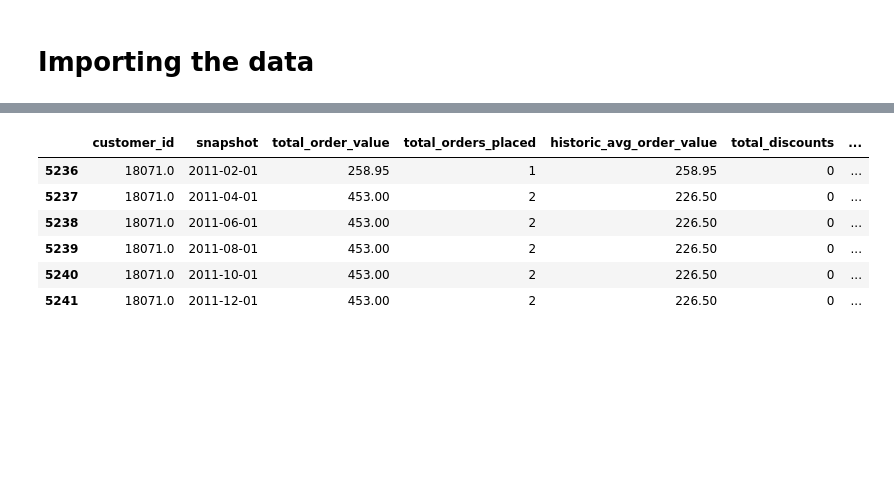
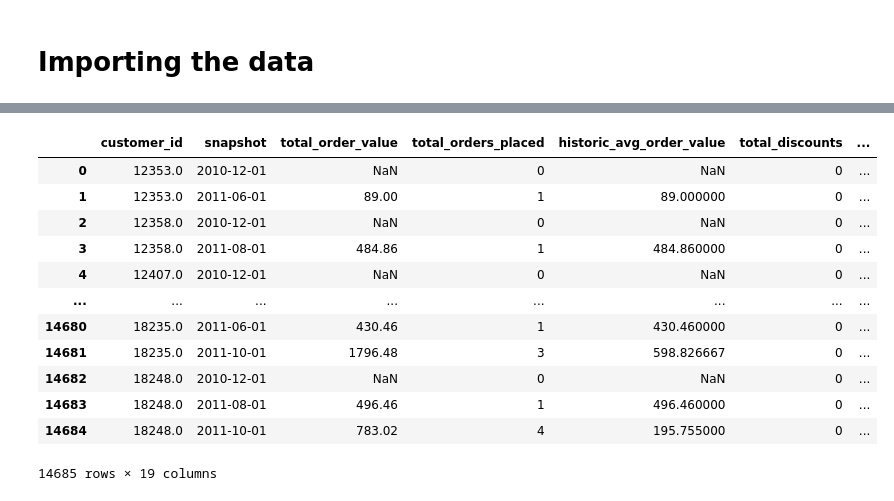
Before and after one commit to Joebrook-123/Online-Retail-Customer-Churn, a Jupyter notebook: Data EDA.ipynb, the cells around one changed output, grey strips where cells are left out. Saved outputs shown, nothing was run; the diff lists cells and outputs as text; code cells hidden in the pictures; blank space fills up the shorter version.

```diff
--- a/Data EDA.ipynb
+++ b/Data EDA.ipynb
@@ -202,7 +198,7 @@ customer_snapshots AS (
         snapshots s
     CROSS JOIN
         (SELECT DISTINCT customer_id FROM online_retail) c
-)
+),
 
 cleaned_transactions AS (
     SELECT
@@ -224,7 +220,7 @@ cleaned_transactions AS (
 snapshot_behaviour AS (
     SELECT
         s.snapshot,
-        c.customer_id,
+        s.customer_id,
         SUM(c.order_value)                                                      AS snapshot_order_value,
         COUNT(DISTINCT c.invoice_number)                                        AS snapshot_orders_placed,
         SUM(c.order_value) / COUNT(DISTINCT c.invoice_number)                   AS snapshot_avg_order_value,
@@ -242,13 +238,13 @@ snapshot_behaviour AS (
         AND c.invoice_date < DATE_ADD(s.snapshot, INTERVAL 2 MONTH) -- Looking at only the current snapshot
     GROUP BY
         s.snapshot,
-        c.customer_id
+        s.customer_id
 ),
 
 customer_history AS (
     SELECT
         s.snapshot,
-        c.customer_id,
+        s.customer_id,
         SUM(c.order_value)                                                      AS total_order_value,
         COUNT(DISTINCT c.invoice_number)                                        AS total_orders_placed,
         SUM(c.order_value) / COUNT(DISTINCT c.invoice_number)                   AS historic_avg_order_value,
@@ -265,54 +261,63 @@ customer_history AS (
         AND c.invoice_date < s.snapshot -- Looking at behaviour in all previous snapshots
     GROUP BY
         s.snapshot,
-        c.customer_id
+        s.customer_id
 )
 
 SELECT
     COALESCE(a.customer_id, b.customer_id) AS customer_id,
     COALESCE(a.snapshot, b.snapshot) AS snapshot,
 
     a.total_order_value,
     a.total_orders_placed,
     a.historic_avg_order_value,
     a.total_discounts,
     a.total_orders_returned,
     a.unique_products_ordered,
     a.total_discount_value,
     a.total_returns_value,
 
     b.snapshot_order_value,
     b.snapshot_orders_placed,
     b.snapshot_avg_order_value,
     b.snapshot_total_discounts,
     b.snapshot_orders_returned,
     b.snapshot_unique_products_ordered,
     b.snapshot_discount_value,
     b.snapshot_returns_value,
 
-    CASE
-        -- If the total_orders_placed in the NEXT snapshot is greater than current total_orders_placed -> Active (0)
-        WHEN LEAD(a.total_orders_placed, 1) OVER (
-            PARTITION BY COALESCE(a.customer_id, b.customer_id)
-            ORDER BY COALESCE(a.snapshot, b.snapshot)
-        ) > a.total_orders_placed
-        THEN 0
-        ELSE 1
-    END AS customer_churned
+-- Churn Flag: 1 if the NEXT snapshot period has ZERO or NULL orders
+CASE
+    WHEN COALESCE(LEAD(snapshot_orders_placed, 1) OVER (
+        PARTITION BY customer_id
+        ORDER BY snapshot
+    ), 0) = 0 THEN 1
+    ELSE 0
+END AS customer_churned
 FROM
     customer_history a
 LEFT JOIN
     snapshot_behaviour b USING(snapshot, customer_id)
+
+QUALIFY LAG(snapshot_orders_placed, 1, 1) OVER (
+    PARTITION BY customer_id
+    ORDER BY snapshot
+) > 0
 '''
 ).df()
+
+df
+# %% [output]
+|  | customer_id | snapshot | total_order_value | total_orders_placed | historic_avg_order_value | total_discounts | ... |
+| 0 | 12353.0 | 2010-12-01 | NaN | 0 | NaN | 0 | ... |
+| 1 | 12353.0 | 2011-06-01 | 89.00 | 1 | 89.000000 | 0 | ... |
+| 2 | 12358.0 | 2010-12-01 | NaN | 0 | NaN | 0 | ... |
+| 3 | 12358.0 | 2011-08-01 | 484.86 | 1 | 484.860000 | 0 | ... |
+| 4 | 12407.0 | 2010-12-01 | NaN | 0 | NaN | 0 | ... |
+| ... | ... | ... | ... | ... | ... | ... | ... |
+| 14680 | 18235.0 | 2011-06-01 | 430.46 | 1 | 430.460000 | 0 | ... |
+| 14681 | 18235.0 | 2011-10-01 | 1796.48 | 3 | 598.826667 | 0 | ... |
+| 14682 | 18248.0 | 2010-12-01 | NaN | 0 | NaN | 0 | ... |
+| 14683 | 18248.0 | 2011-08-01 | 496.46 | 1 | 496.460000 | 0 | ... |
+| 14684 | 18248.0 | 2011-10-01 | 783.02 | 4 | 195.755000 | 0 | ... |
+14685 rows × 19 columns
-# %%
-df = df[df['customer_id'] == '18071.0']
-df
-# %% [output]
-|  | customer_id | snapshot | total_order_value | total_orders_placed | historic_avg_order_value | total_discounts | ... |
-| 5236 | 18071.0 | 2011-02-01 | 258.95 | 1 | 258.95 | 0 | ... |
-| 5237 | 18071.0 | 2011-04-01 | 453.00 | 2 | 226.50 | 0 | ... |
-| 5238 | 18071.0 | 2011-06-01 | 453.00 | 2 | 226.50 | 0 | ... |
-| 5239 | 18071.0 | 2011-08-01 | 453.00 | 2 | 226.50 | 0 | ... |
-| 5240 | 18071.0 | 2011-10-01 | 453.00 | 2 | 226.50 | 0 | ... |
-| 5241 | 18071.0 | 2011-12-01 | 453.00 | 2 | 226.50 | 0 | ... |
```
Also changed, not shown: parts of 2 cells of this notebook.
